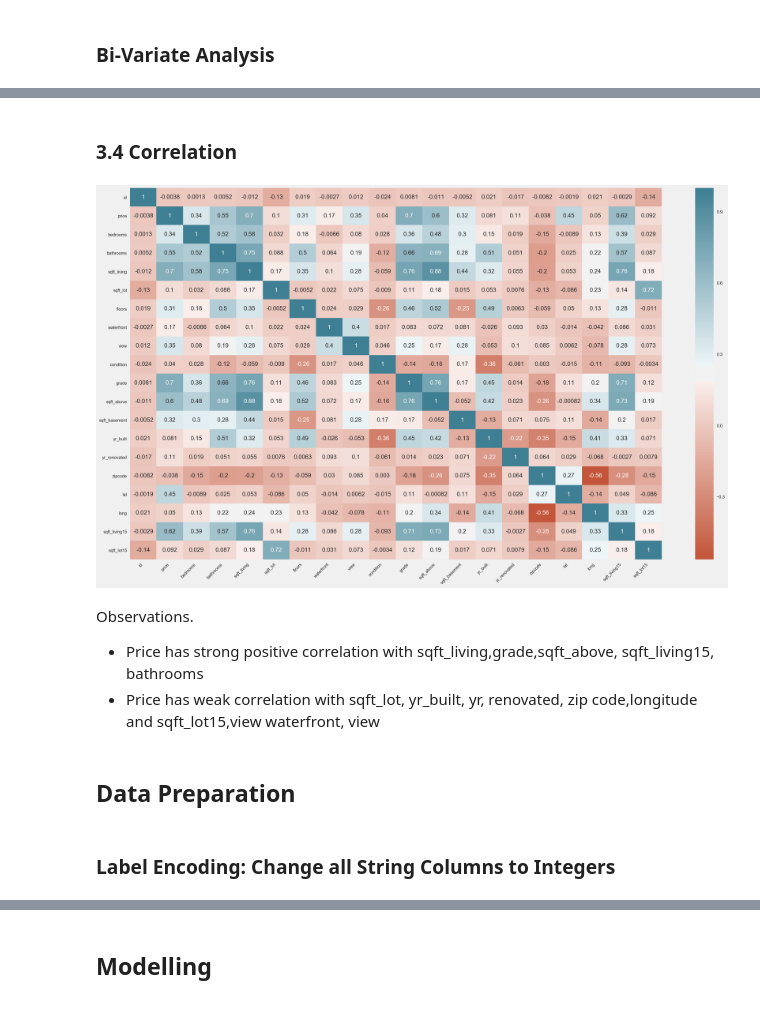
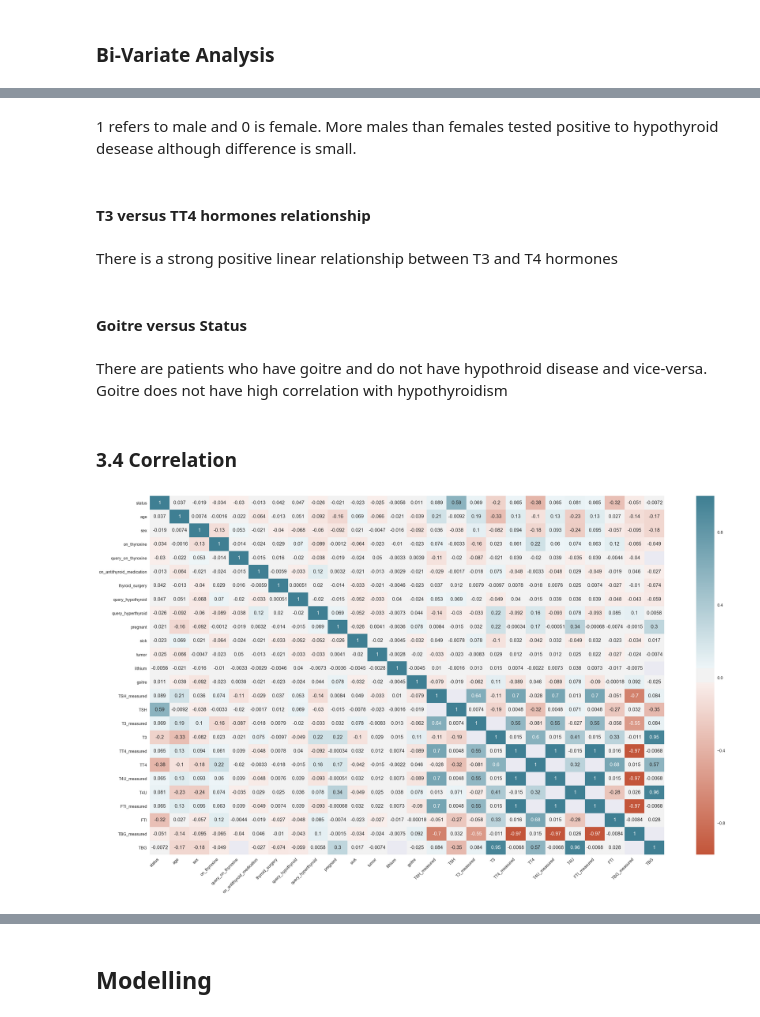
Before and after one commit to kennedynjoroge/Hypothyroid_Disease_Prediction_Using_RF_and_SVM, a Jupyter notebook: Hypothyroid_Disease_Prediction_Using_RF_and_SVM.ipynb, the cells around one changed output, grey strips where cells are left out. Saved outputs shown, nothing was run; the diff lists cells and outputs as text; code cells hidden in the pictures.

```diff
--- a/Hypothyroid_Disease_Prediction_Using_RF_and_SVM.ipynb
+++ b/Hypothyroid_Disease_Prediction_Using_RF_and_SVM.ipynb
@@ -350,0 +305,9 @@ Above columns are have high percentage of entries with 0 value. Review their usa
+# %%
+## Casting from string to float. Note: Casting to Integer fails because of null values
+df['age'] = df['age'].astype(float)
+df['TSH'] = df['TSH'].astype(float)
+df['T3'] = df['T3'].astype(float)
+df['TT4'] = df['TT4'].astype(float)
+df['T4U'] = df['T4U'].astype(float)
+df['FTI'] = df['FTI'].astype(float)
+df['TBG'] = df['TBG'].astype(float)
@@ -350,0 +316,25 @@ Above columns are have high percentage of entries with 0 value. Review their usa
+# %%
+# 1 implies has hypothyroid  and 0 is negative
+df['status'].replace(['hypothyroid', 'negative'],[1,0],inplace=True)
+# 1 is male, 0 is female
+df['sex'].replace(['M', 'F'],[1,0],inplace=True)
+# 1 is positive and 0 is false
+df['on_thyroxine'].replace(['t', 'f'],[1,0],inplace=True)
+df['query_on_thyroxine'].replace(['t', 'f'],[1,0],inplace=True)
+df['on_antithyroid_medication'].replace(['t', 'f'],[1,0],inplace=True)
+df['thyroid_surgery'].replace(['t', 'f'],[1,0],inplace=True)
+df['query_hypothyroid'].replace(['t', 'f'],[1,0],inplace=True)
+df['query_hyperthyroid'].replace(['t', 'f'],[1,0],inplace=True)
+df['pregnant'].replace(['t', 'f'],[1,0],inplace=True)
+df['sick'].replace(['t', 'f'],[1,0],inplace=True)
+df['tumor'].replace(['t', 'f'],[1,0],inplace=True)
+df['lithium'].replace(['t', 'f'],[1,0],inplace=True)
+df['goitre'].replace(['t', 'f'],[1,0],inplace=True)
+
+# 1 is yes and 0 is n
+df['TSH_measured'].replace(['y', 'n'],[1,0],inplace=True)
+df['T3_measured'].replace(['y', 'n'],[1,0],inplace=True)
+df['TT4_measured'].replace(['y', 'n'],[1,0],inplace=True)
+df['T4U_measured'].replace(['y', 'n'],[1,0],inplace=True)
+df['FTI_measured'].replace(['y', 'n'],[1,0],inplace=True)
+df['TBG_measured'].replace(['y', 'n'],[1,0],inplace=True)
@@ -350,0 +351,3 @@ Above columns are have high percentage of entries with 0 value. Review their usa
+# %%
+#Drop TBG feature as it has over 91% missing values.
+df.drop('TBG', axis = 1, inplace = True)
@@ -350,0 +430,4 @@ Above columns are have high percentage of entries with 0 value. Review their usa
+# %%
+# Drop the duplicate rows from the dataset except for the first row
+df_all = df.copy()
+df = df.drop_duplicates()
@@ -468,0 +518,5 @@ The house features seem to be fairly distributed across most zipcodes with no ex
+# %% [markdown]
+1 refers to male and 0 is female.
+More males than females tested positive to hypothyroid desease although difference is small.
+# %% [markdown]
+#### T3 versus TT4 hormones relationship
@@ -468,0 +532,4 @@ The house features seem to be fairly distributed across most zipcodes with no ex
+# %% [markdown]
+There is a strong positive linear relationship between T3 and T4 hormones
+# %% [markdown]
+#### Goitre versus Status
@@ -469,18 +541,12 @@ The house features seem to be fairly distributed across most zipcodes with no ex
+# %% [markdown]
+There are patients who have goitre and do not have hypothroid disease and vice-versa. Goitre does not have high correlation with hypothyroidism
 # %% [markdown]
 ### 3.4 Correlation
 # %%
 # Correlation
 plt.figure(figsize = (25,15))
-ax = sns.heatmap(df_house.corr(),cmap=sns.diverging_palette(20, 220, n=256), annot = True)
+ax = sns.heatmap(df.corr(),cmap=sns.diverging_palette(20, 220, n=256), annot = True)
 ax.set_xticklabels(ax.get_xticklabels(),rotation=45,horizontalalignment='right');
 plt.show()
 # %% [output]
-[figure, old version]
+[figure, new version]
-# %% [markdown]
-Observations.
-- Price has strong positive correlation with sqft_living,grade,sqft_above, sqft_living15, bathrooms
-- Price has weak correlation with sqft_lot, yr_built, yr, renovated, zip code,longitude and sqft_lot15,view waterfront, view
-# %% [markdown]
-## Data Preparation
-# %% [markdown]
-### Label Encoding: Change all String Columns to Integers
```
Also changed, not shown: parts of 129 cells of this notebook, 1 other file.
